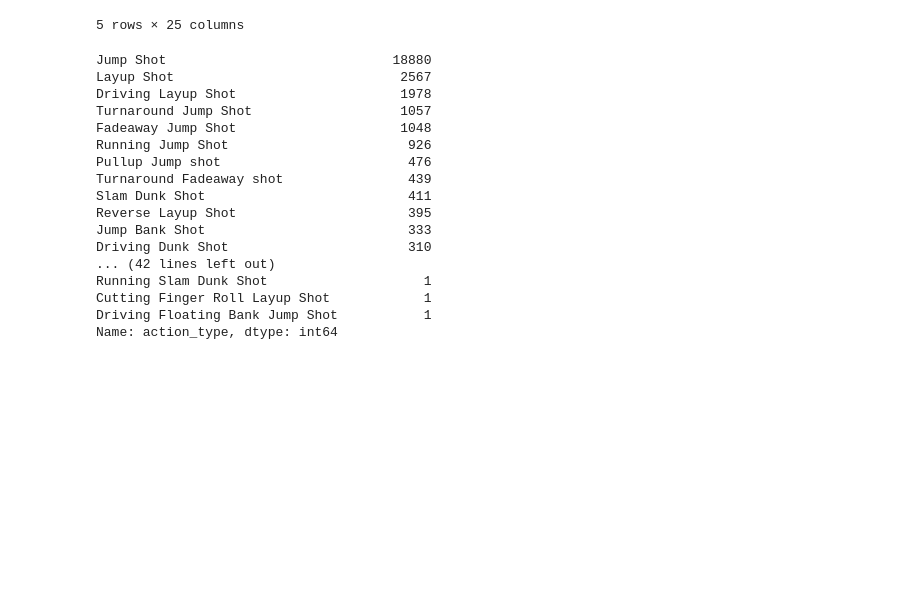
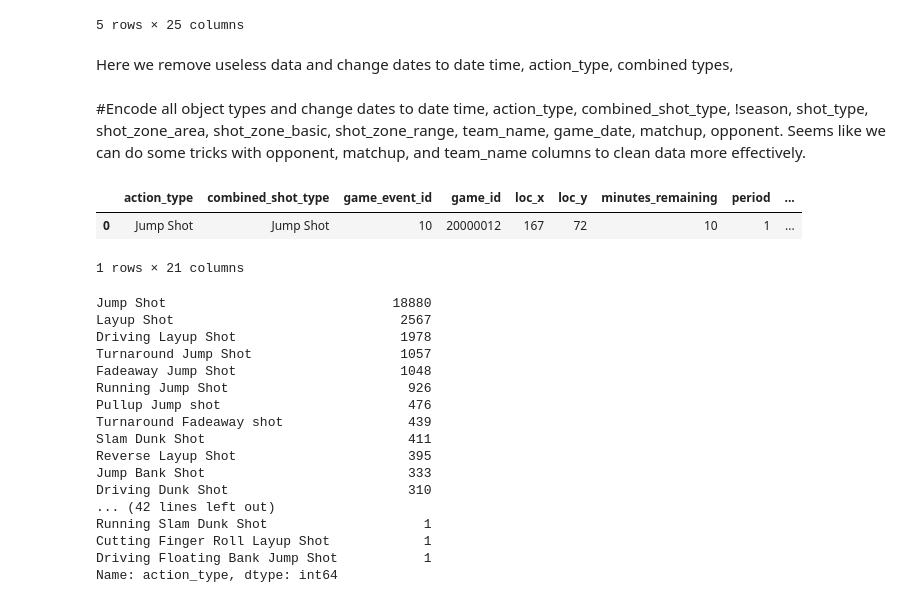
Before and after one commit to lubo4991/INFO-4604-Machine-Learning-Group-Project, a Jupyter notebook: ML Project Notebook.ipynb, the cells around one changed output. Drawn from its saved outputs; the diff is of its cells as text; code cells hidden in the pictures; blank space fills up the shorter version.

```diff
--- a/ML Project Notebook.ipynb
+++ b/ML Project Notebook.ipynb
@@ -32,6 +32,21 @@ df.head()
 | 3 | Jump Shot | Jump Shot | 43 | 20000012 | 33.8693 | 138 | 175 | -118.1318 | ... |
 | 4 | Driving Dunk Shot | Dunk | 155 | 20000012 | 34.0443 | 0 | 0 | -118.2698 | ... |
 5 rows × 25 columns
+# %% [markdown]
+Here we remove useless data and change dates to date time, action_type, combined types,
+# %% [markdown]
+#Encode all object types and change dates to date time, action_type, combined_shot_type, !season, shot_type, shot_zone_area, shot_zone_basic, shot_zone_range, team_name, game_date, matchup, opponent. Seems like we can do some tricks with opponent, matchup, and team_name columns to clean data more effectively.
+# %%
+df.drop(['lat', 'lon','team_id', 'team_name'], axis=1, inplace=True)
+df['season']=df['season'].apply(lambda x: x[0:4])
+# %%
+df['game_date']=df['game_date'].apply(lambda x: x.split('-')).apply(lambda y: pd.datetime(int(y[0]),int(y[1]),int(y[2])))
+# %%
+df.head(1)
+# %% [output]
+|  | action_type | combined_shot_type | game_event_id | game_id | loc_x | loc_y | minutes_remaining | period | ... |
+| 0 | Jump Shot | Jump Shot | 10 | 20000012 | 167 | 72 | 10 | 1 | ... |
+1 rows × 21 columns
 # %%
 df.action_type.value_counts()
 # %% [output]
```
Also changed, not shown: parts of 4 cells of this notebook.
